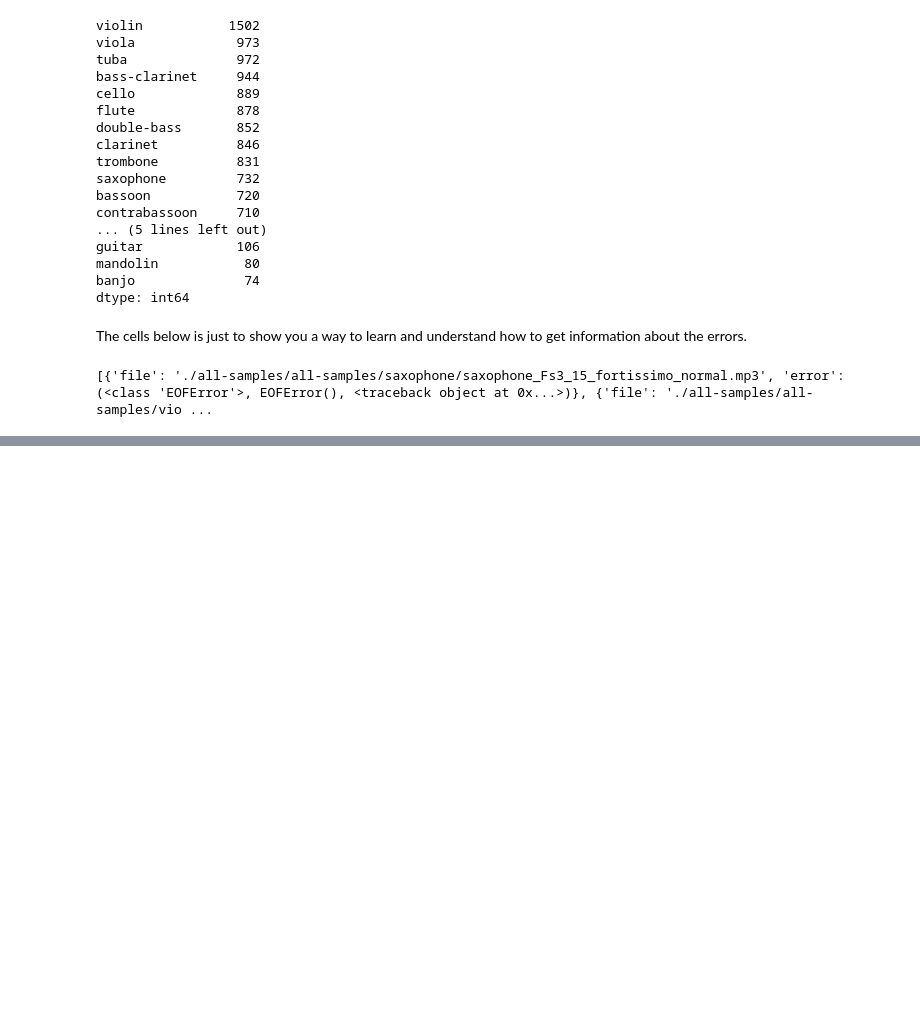
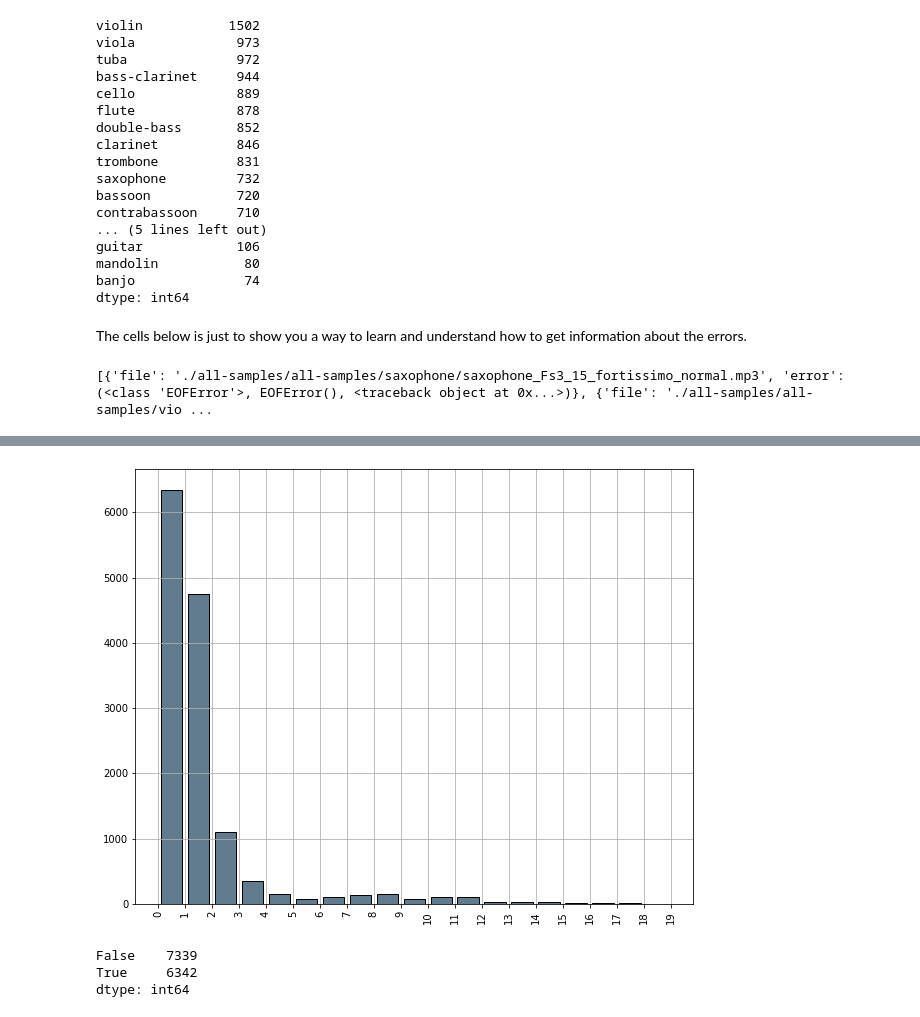
Before and after one commit to prachitui/Generator-Predictor-for-Audio-Signals-using-CNN, a Jupyter notebook: googleColab_trials.ipynb, the cells around one changed output, grey strips where cells are left out. Cells and saved outputs as stored; diff of their text form; code cells hidden in the pictures; blank space fills up the shorter version.

```diff
--- a/googleColab_trials.ipynb
+++ b/googleColab_trials.ipynb
@@ -171,0 +164,13 @@ series_of_numbers.hist(bins=10,rwidth=0.9)
+# %%
+import numpy as np
+import matplotlib.pyplot as plt
+import math
+df_durations = pd.Series(durations)
+w = 1
+n = math.ceil((df_durations.max() - df_durations.min())/w)
+plt.figure(figsize=(10,8))
+df_durations.hist(grid=True, bins=np.arange(0,20,1), rwidth=0.8,
+                   color='#607c8e', histtype='bar', ec='black')
+plt.xticks(np.arange(0,20,1), rotation=90);
+# %% [output]
+[figure, added]
@@ -172 +179,8 @@ series_of_numbers.hist(bins=10,rwidth=0.9)
+# %%
+df_durations.le(1).value_counts()
+# We see that 7339 audio files have the duration smaller than 1 second, and 6342 have duration higher than 6342
+# %% [output]
+False    7339
+True     6342
+dtype: int64
 # %%
```
Also changed, not shown: parts of 13 cells of this notebook.
